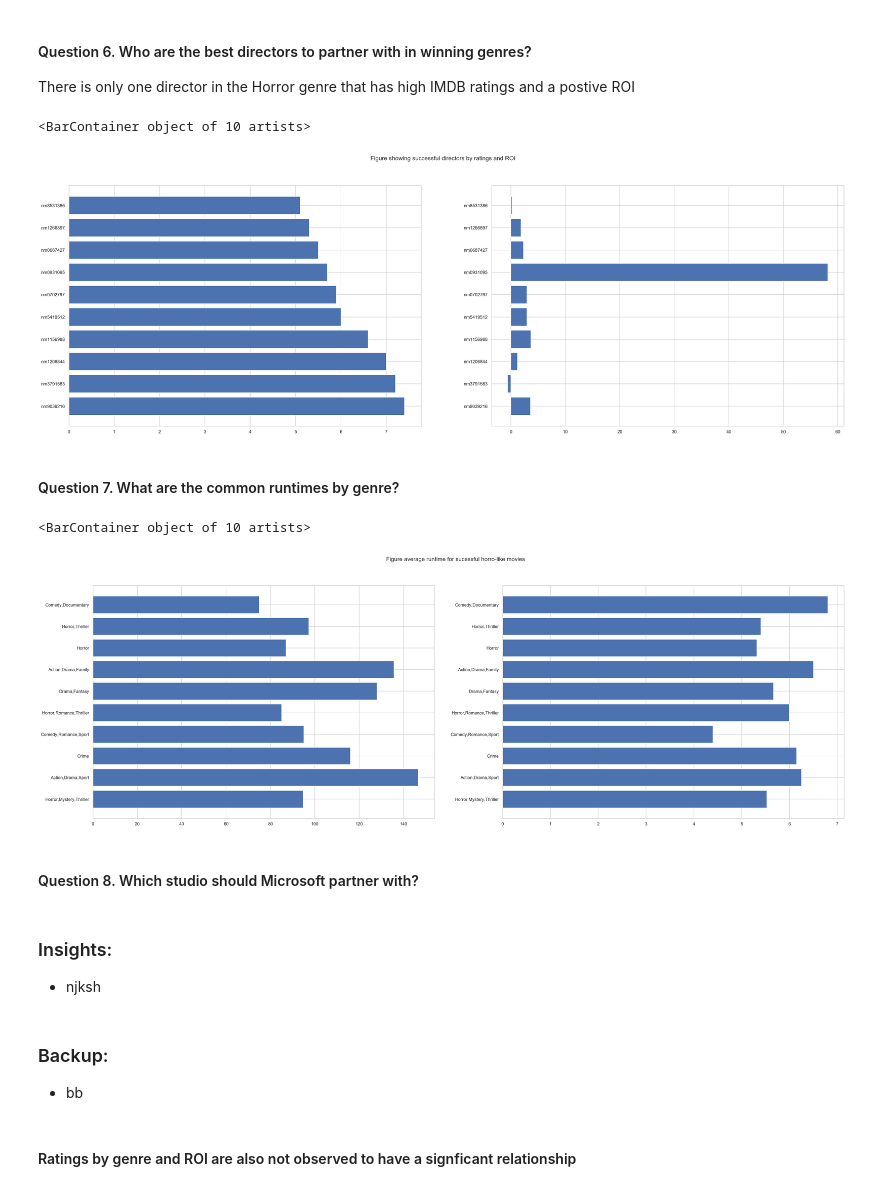
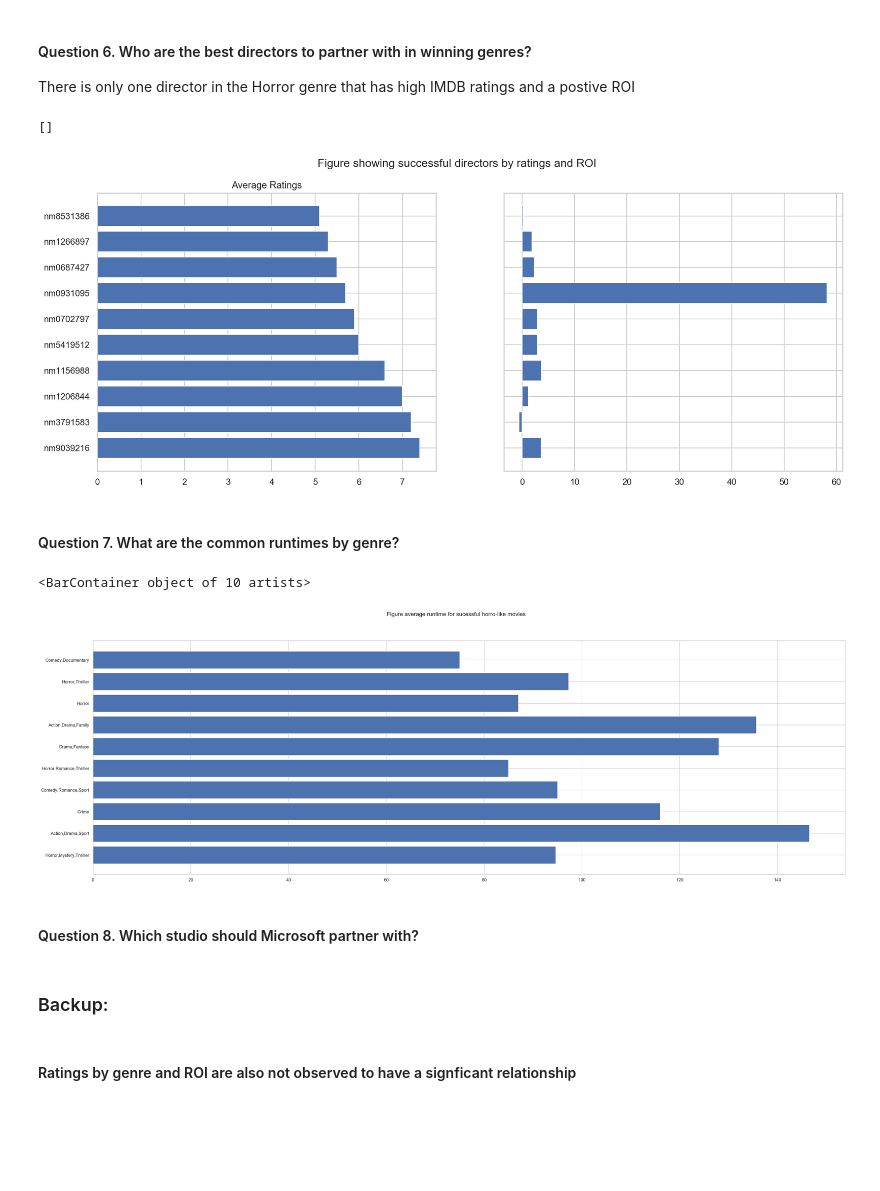
Before and after one commit to Reginald13/FirstProject, a Jupyter notebook: Presentation notebook.ipynb, the cells around one changed output. Cells and saved outputs as stored; diff of their text form; code cells hidden in the pictures; blank space fills up the shorter version.

```diff
--- a/Presentation notebook.ipynb
+++ b/Presentation notebook.ipynb
@@ -250,23 +250,25 @@ There is only one director in the Horror genre that has high IMDB ratings and a
 # %%
 # analyzing data to identify top 10 directors by average ratings
 mov_dir = df
 mov_dir.dropna(subset=['director1'], inplace=True)  #droping empty cells in director column
 mov_dir['director1'].replace('', np.nan, inplace=True)
 mov_dir = df[df['genres'] == 'Horror'] # filtering for a specific genre
 # mov_dir = mov_dir.loc[mov_dir['numvotes'] >= 500]
 # mov_dir = mov_dir[mov_dir['numvotes'] >= 1000]
 mov_dir = mov_dir.groupby(['director1', 'genres']).mean().reset_index()
 mov_dir = mov_dir.sort_values(["averagerating"], ascending = False) #sorting values from highest to lowest
 mov_dir = mov_dir.head(10)
 # print(mov_dir)
 # ploting figure to show top 10 directors by average ratings and their ROIs
-fig, (ax1, ax2) = plt.subplots(1, 2, figsize=(30, 10))
+fig, (ax1, ax2) = plt.subplots(1, 2, figsize=(15, 6))
 fig.suptitle('Figure showing successful directors by ratings and ROI')
 ax1.barh(mov_dir['director1'], mov_dir['averagerating'])
 ax2.barh(mov_dir['director1'], mov_dir['ROI'])
+ax1.set_title('Average Ratings')
+ax2.set_yticklabels([])
 # %% [output]
-<BarContainer object of 10 artists>
+[]
-[figure, old version]
+[figure, new version]
 # %% [markdown]
 #### Question 7. What are the common runtimes by genre?
 # %%
@@ -275,21 +277,17 @@ gen_ROI = gen_ROI.sort_values(["ROI"], ascending = False) #sorting values from h
 gen_ROI = gen_ROI.head(10)
 gen_ROI
 # ploting figure to show top 10 directors by average ratings and their ROIs
-fig, (ax1, ax2) = plt.subplots(1, 2, figsize=(30, 10))
+fig, (ax1) = plt.subplots(figsize=(30, 10))
 fig.suptitle('Figure average runtime for sucessful horro-like movies')
 ax1.barh(gen_ROI['genres'], gen_ROI['runtime_minutes'])
-ax2.barh(gen_ROI['genres'], gen_ROI['averagerating'])
+# ax2.barh(gen_ROI['genres'], gen_ROI['averagerating'])
 # %% [output]
 <BarContainer object of 10 artists>
-[figure, old version]
+[figure, new version]
 # %% [markdown]
 #### Question 8. Which studio should Microsoft partner with?
-# %% [markdown]
-### Insights:
-* njksh
 # %% [markdown]
 ### Backup:
-* bb
 # %% [markdown]
 #### Ratings by genre and ROI are also not observed to have a signficant relationship
 # %%
```
Also changed, not shown: parts of 3 cells of this notebook.
